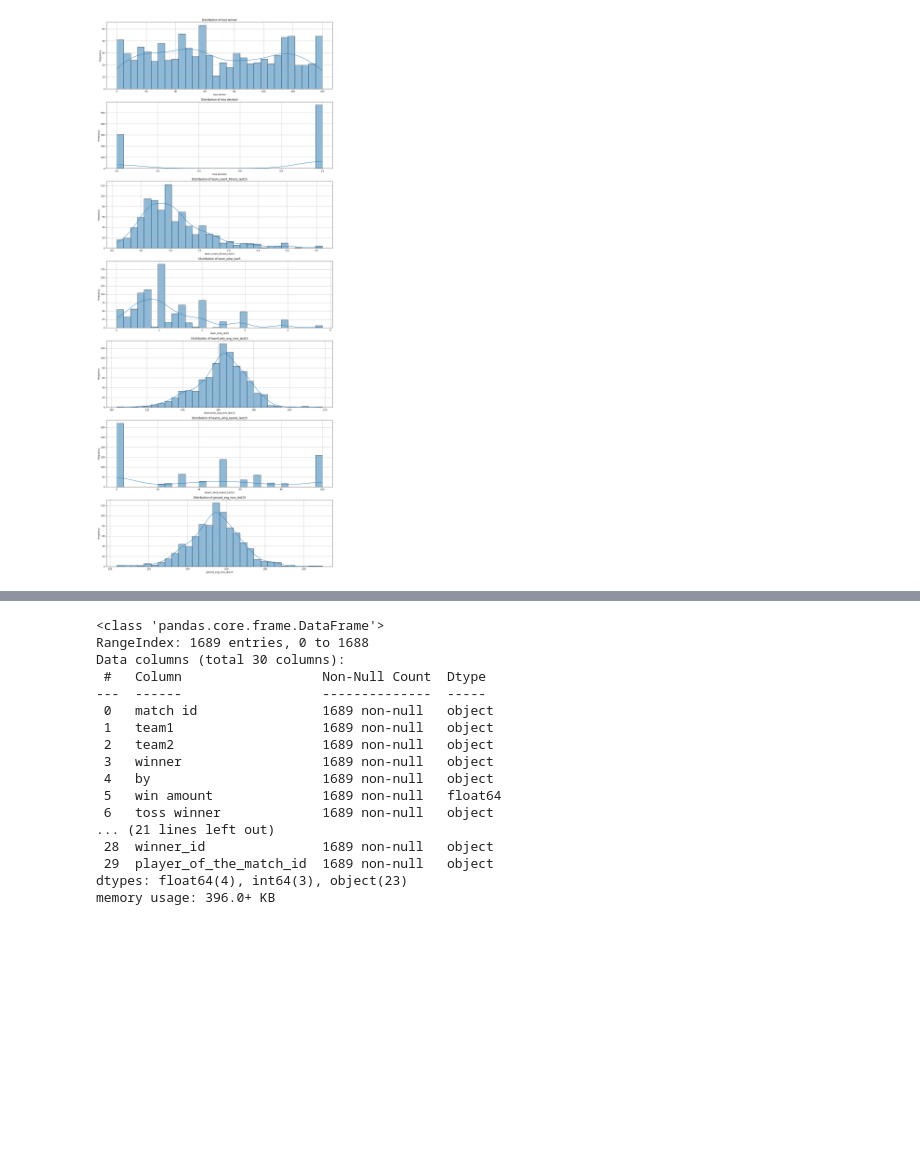
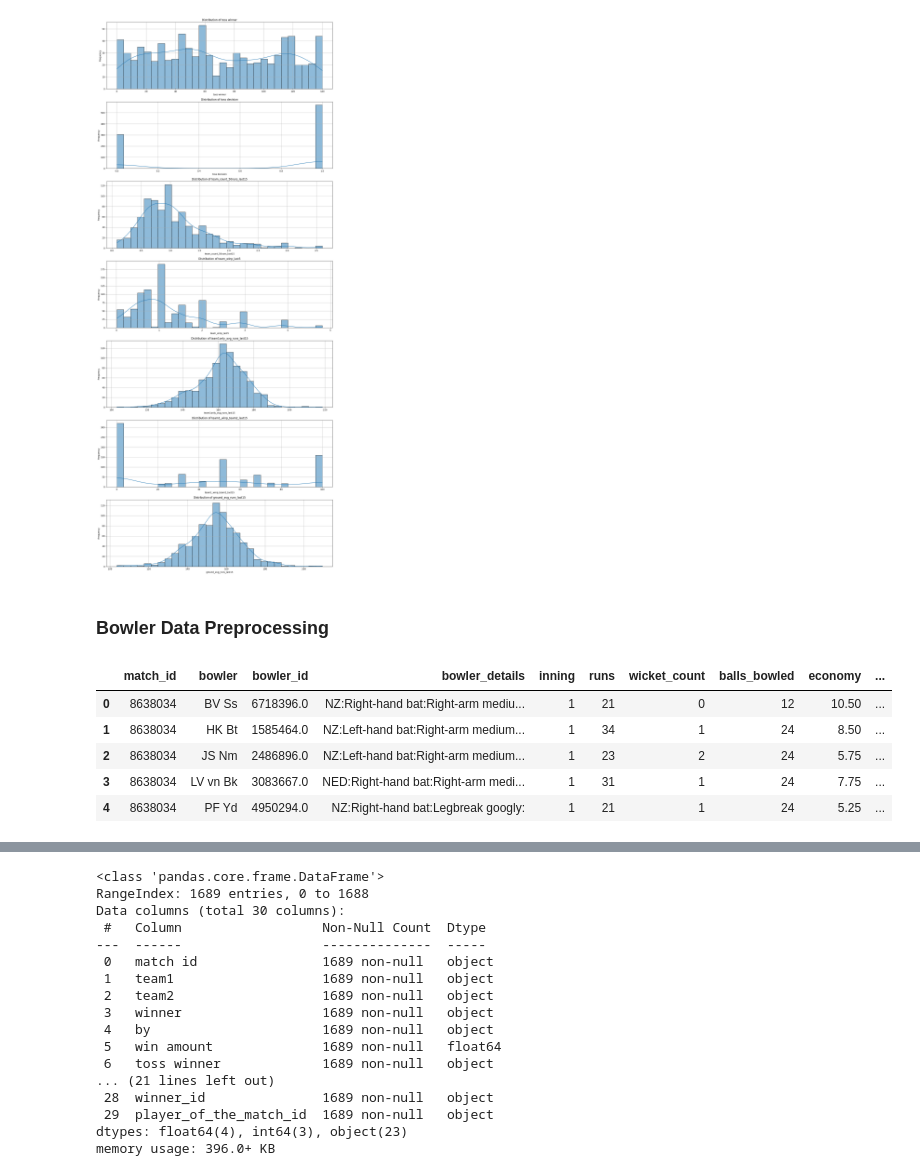
Before and after one commit to arpitkumar2004/American_Express_Project, a Jupyter notebook: Python file/pipeline.ipynb, the cells around one changed output, grey strips where cells are left out. Drawn from its saved outputs; the diff is of its cells as text; code cells hidden in the pictures; blank space fills up the shorter version.

```diff
--- a/Python file/pipeline.ipynb
+++ b/Python file/pipeline.ipynb
@@ -706,3 +683,14 @@ plot_distribution(bowler_df)
 plot_distribution(train_df)
 # %% [output]
 [figure]
+# %% [markdown]
+### **Bowler Data Preprocessing**
+# %%
+bowler_df.head()
+# %% [output]
+|  | match_id | bowler | bowler_id | bowler_details | inning | runs | wicket_count | balls_bowled | economy | ... |
+| 0 | 8638034 | BV Ss | 6718396.0 | NZ:Right-hand bat:Right-arm mediu... | 1 | 21 | 0 | 12 | 10.50 | ... |
+| 1 | 8638034 | HK Bt | 1585464.0 | NZ:Left-hand bat:Right-arm medium... | 1 | 34 | 1 | 24 | 8.50 | ... |
+| 2 | 8638034 | JS Nm | 2486896.0 | NZ:Left-hand bat:Right-arm medium... | 1 | 23 | 2 | 24 | 5.75 | ... |
+| 3 | 8638034 | LV vn Bk | 3083667.0 | NED:Right-hand bat:Right-arm medi... | 1 | 31 | 1 | 24 | 7.75 | ... |
+| 4 | 8638034 | PF Yd | 4950294.0 | NZ:Right-hand bat:Legbreak googly: | 1 | 21 | 1 | 24 | 5.25 | ... |
```
Also changed, not shown: parts of 7 cells of this notebook.
